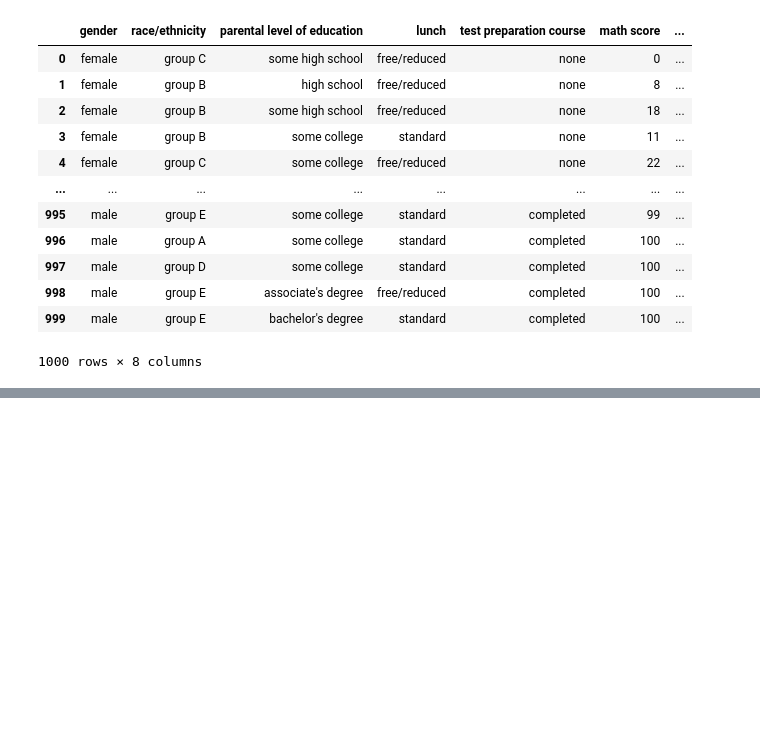
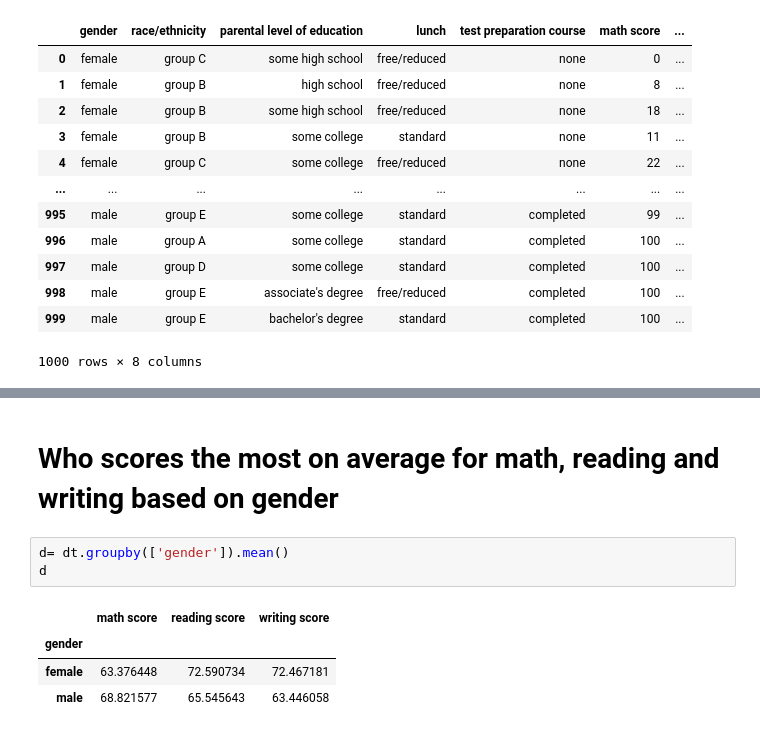
Before and after one commit to Syamkrishna123/Case-Study-02---Measures-of-Central-Tendency-and-Dispersion, a Jupyter notebook: case_study2.ipynb, the cells around one changed output, grey strips where cells are left out. Saved outputs shown, nothing was run; the diff lists cells and outputs as text; blank space fills up the shorter version.

```diff
--- a/case_study2.ipynb
+++ b/case_study2.ipynb
@@ -22,0 +46,10 @@ dt
+# %% [markdown]
+# Who scores the most on average for math, reading and writing based on gender
+# %%
+d= dt.groupby(['gender']).mean()
+d
+# %% [output]
+|  | math score | reading score | writing score |
+| gender |  |  |  |
+| female | 63.376448 | 72.590734 | 72.467181 |
+| male | 68.821577 | 65.545643 | 63.446058 |
```
Also changed, not shown: parts of 25 cells of this notebook.
